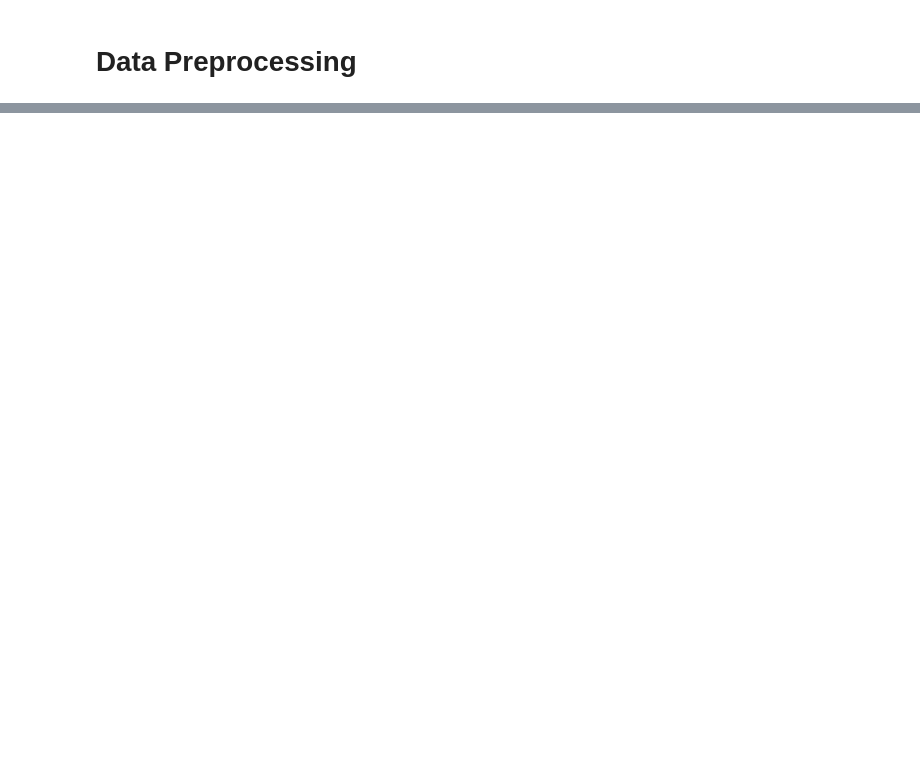
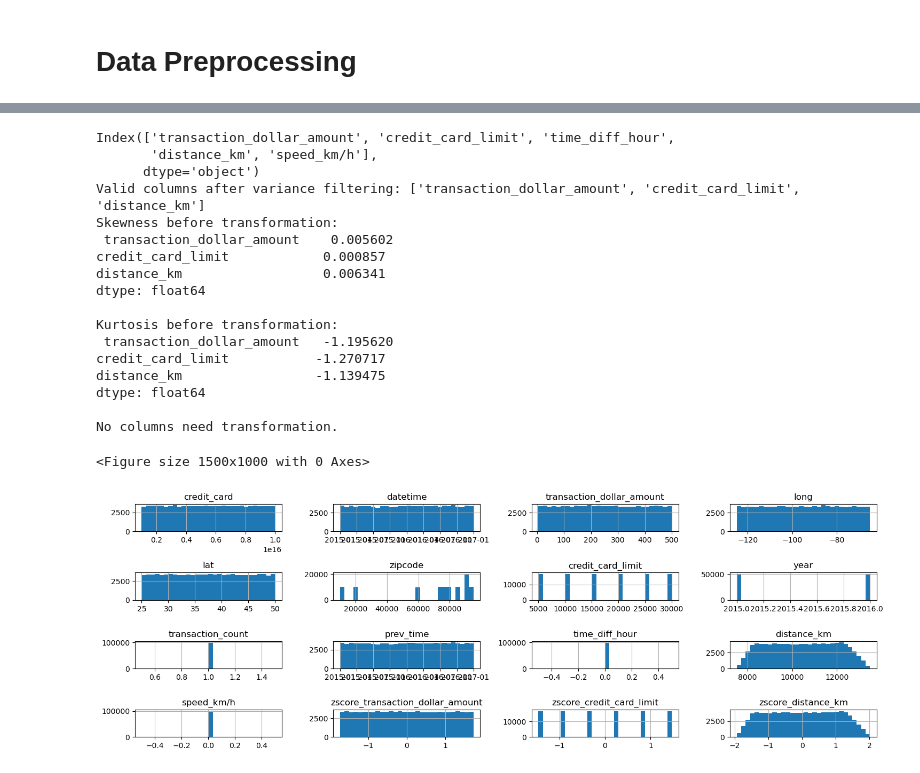
Before and after one commit to Pra5etya/Credit-Card-Fraud-Transactions, a Jupyter notebook: testing.ipynb, the cells around one changed output, grey strips where cells are left out. Drawn from its saved outputs; the diff is of its cells as text; code cells hidden in the pictures; blank space fills up the shorter version.

```diff
--- a/testing.ipynb
+++ b/testing.ipynb
@@ -172,0 +192,22 @@ df_preprocessing = auto_preprocessing.
+# %%
+df_process = auto_preprocessing.preprocess_data(df_prepare)
+# %% [output]
+Index(['transaction_dollar_amount', 'credit_card_limit', 'time_diff_hour',
+       'distance_km', 'speed_km/h'],
+      dtype='object')
+Valid columns after variance filtering: ['transaction_dollar_amount', 'credit_card_limit', 'distance_km']
+Skewness before transformation:
+ transaction_dollar_amount    0.005602
+credit_card_limit            0.000857
+distance_km                  0.006341
+dtype: float64
+
+Kurtosis before transformation:
+ transaction_dollar_amount   -1.195620
+credit_card_limit           -1.270717
+distance_km                 -1.139475
+dtype: float64
+
+No columns need transformation.
+<Figure size 1500x1000 with 0 Axes>
+[figure, added]
```
Also changed, not shown: parts of 9 cells of this notebook, 6 other files.
